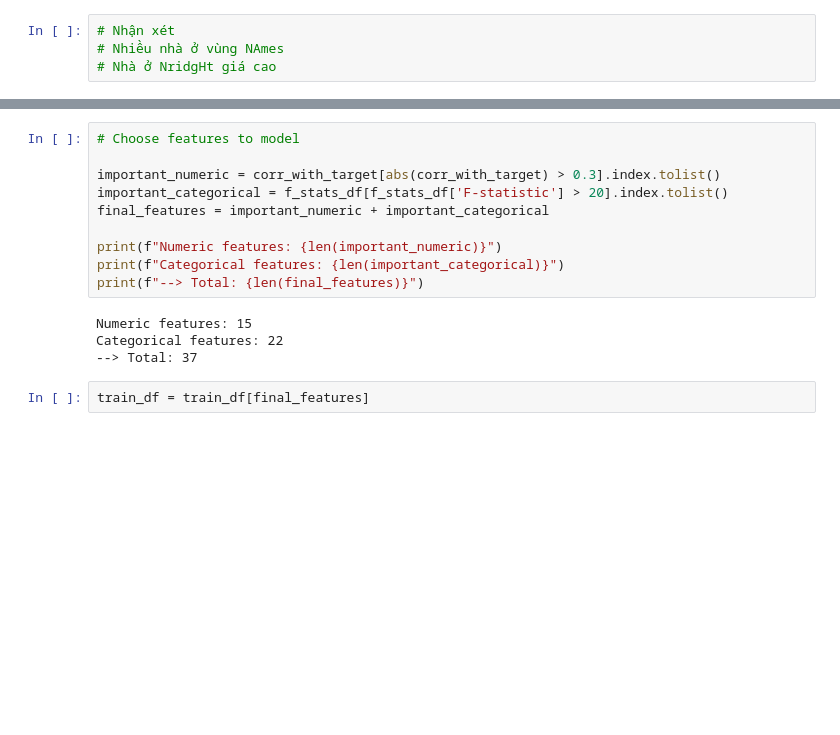
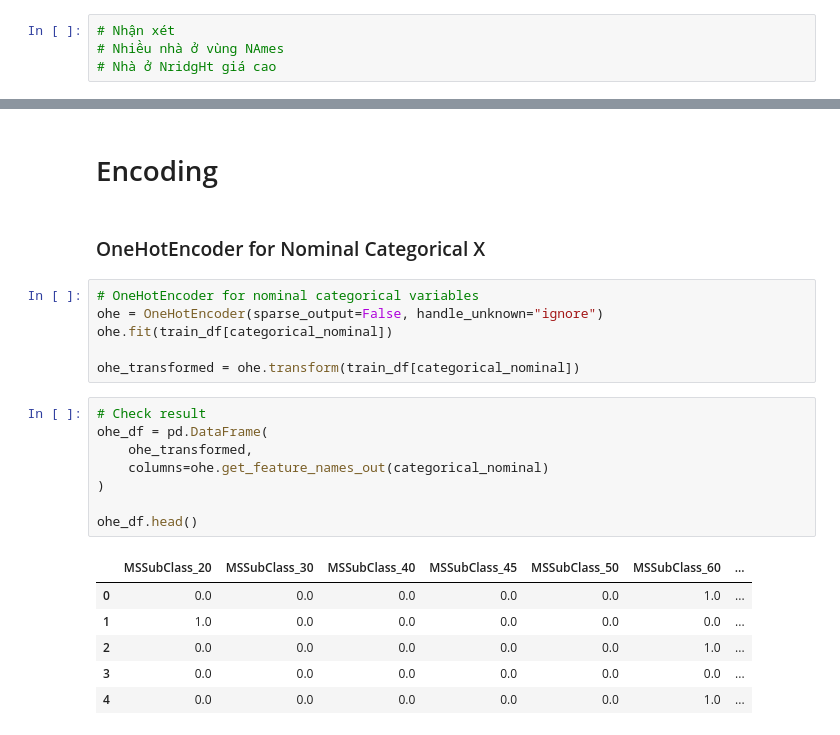
Before and after one commit to nh-adorie/adorie-data-projects, a Jupyter notebook: house-prices/notebook/01_eda_features_engineering.ipynb, the cells around one changed output, grey strips where cells are left out. Saved outputs shown, nothing was run; the diff lists cells and outputs as text; blank space fills up the shorter version.

```diff
--- a/house-prices/notebook/01_eda_features_engineering.ipynb
+++ b/house-prices/notebook/01_eda_features_engineering.ipynb
@@ -476,16 +480,25 @@ bar_chart(train_df, 'Neighborhood', 'SalePrice')
-# %%
-# Choose features to model
-
-important_numeric = corr_with_target[abs(corr_with_target) > 0.3].index.tolist()
-important_categorical = f_stats_df[f_stats_df['F-statistic'] > 20].index.tolist()
-final_features = important_numeric + important_categorical
-
-print(f"Numeric features: {len(important_numeric)}")
-print(f"Categorical features: {len(important_categorical)}")
-print(f"--> Total: {len(final_features)}")
-# %% [output]
-Numeric features: 15
-Categorical features: 22
---> Total: 37
-# %%
-train_df = train_df[final_features]
+# %% [markdown]
+# Encoding
+# %% [markdown]
+### OneHotEncoder for Nominal Categorical X
+# %%
+# OneHotEncoder for nominal categorical variables
+ohe = OneHotEncoder(sparse_output=False, handle_unknown="ignore")
+ohe.fit(train_df[categorical_nominal])
+
+ohe_transformed = ohe.transform(train_df[categorical_nominal])
+# %%
+# Check result
+ohe_df = pd.DataFrame(
+    ohe_transformed,
+    columns=ohe.get_feature_names_out(categorical_nominal)
+)
+
+ohe_df.head()
+# %% [output]
+|  | MSSubClass_20 | MSSubClass_30 | MSSubClass_40 | MSSubClass_45 | MSSubClass_50 | MSSubClass_60 | ... |
+| 0 | 0.0 | 0.0 | 0.0 | 0.0 | 0.0 | 1.0 | ... |
+| 1 | 1.0 | 0.0 | 0.0 | 0.0 | 0.0 | 0.0 | ... |
+| 2 | 0.0 | 0.0 | 0.0 | 0.0 | 0.0 | 1.0 | ... |
+| 3 | 0.0 | 0.0 | 0.0 | 0.0 | 0.0 | 0.0 | ... |
+| 4 | 0.0 | 0.0 | 0.0 | 0.0 | 0.0 | 1.0 | ... |
```
Also changed, not shown: parts of 20 cells of this notebook, 4 other files.
